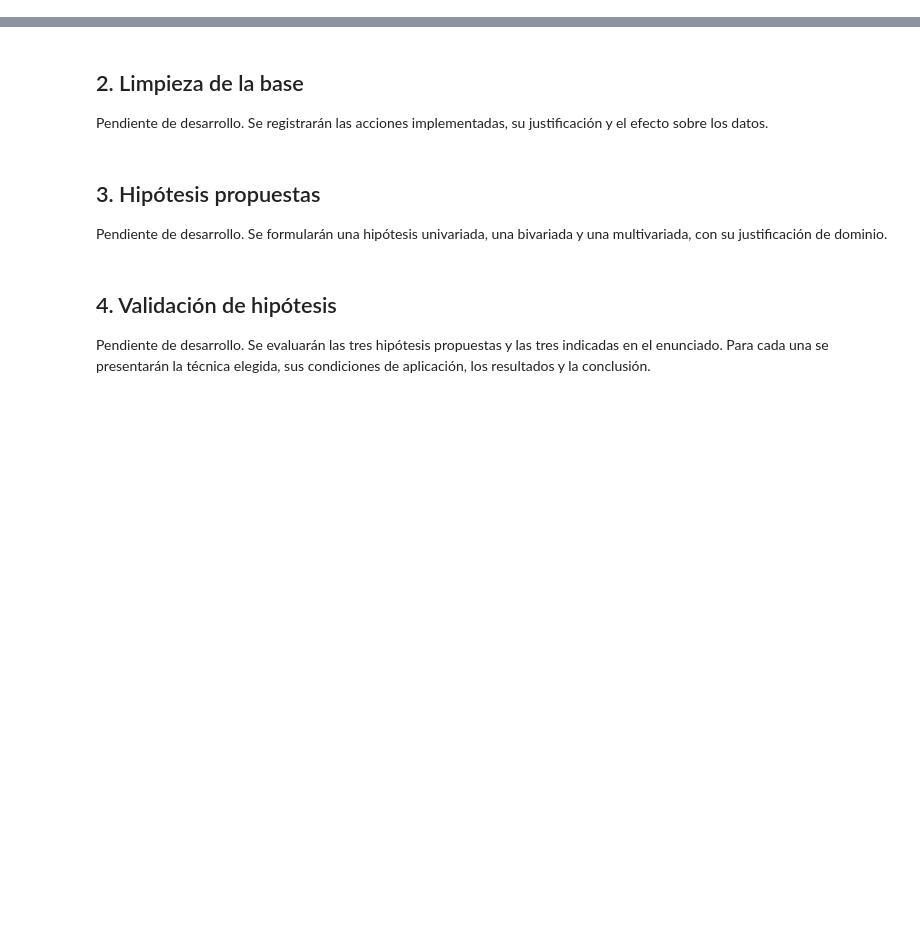
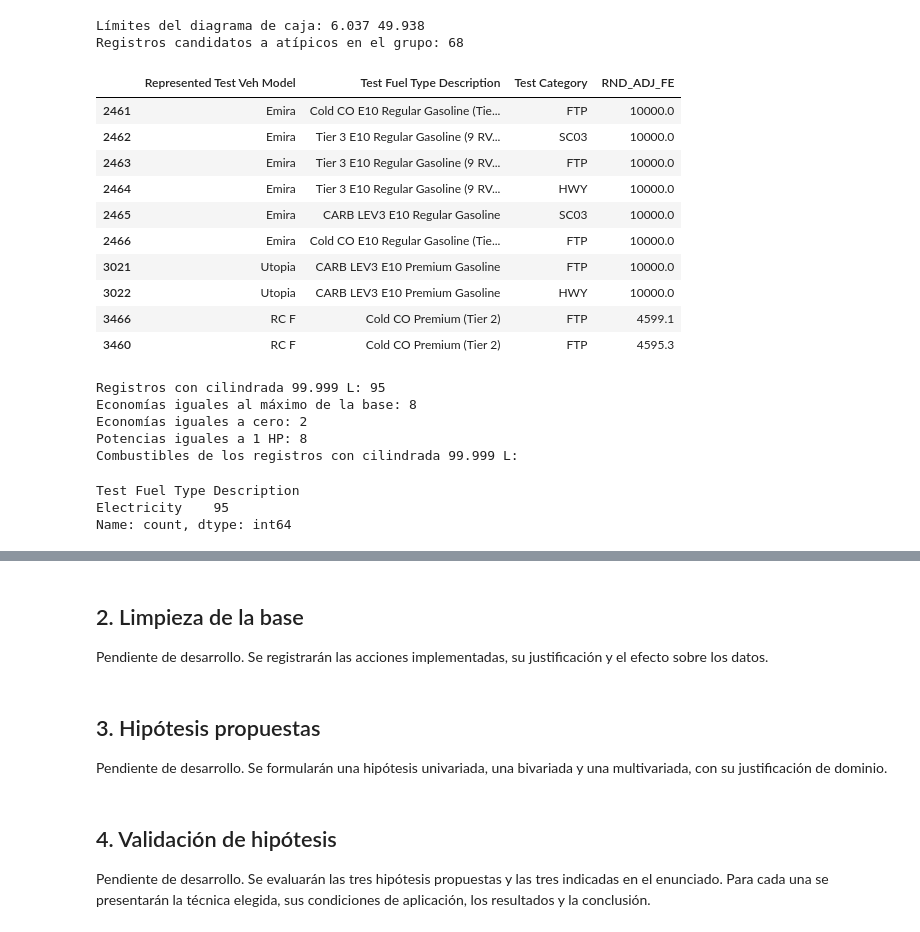
Before and after one commit to rodrigo1git/TPE-Fundamentos-de-Ciencia-de-Datos, a Jupyter notebook: TPE.ipynb, the cells around one changed output, grey strips where cells are left out. Cells and saved outputs as stored; diff of their text form; code cells hidden in the pictures; blank space fills up the shorter version.

```diff
--- a/TPE.ipynb
+++ b/TPE.ipynb
@@ -573,0 +308,43 @@ El inciso deja un diagnóstico y una lista concreta de aspectos para investigar.
+# %%
+q1 = economia.quantile(0.25)
+q3 = economia.quantile(0.75)
+ric = q3 - q1
+limite_inferior = q1 - 1.5 * ric
+limite_superior = q3 + 1.5 * ric
+atipicos = economia[(economia < limite_inferior) | (economia > limite_superior)]
+print('Límites del diagrama de caja:', round(limite_inferior, 3), round(limite_superior, 3))
+print('Registros candidatos a atípicos en el grupo:', len(atipicos))
+
+columnas_revision = ['Represented Test Veh Model', 'Test Fuel Type Description',
+                     'Test Category', 'RND_ADJ_FE']
+display(datos.nlargest(10, 'RND_ADJ_FE')[columnas_revision])
+
+print('Registros con cilindrada 99.999 L:', (datos['Test Veh Displacement (L)'] == 99.999).sum())
+print('Economías iguales al máximo de la base:', (datos['RND_ADJ_FE'] == datos['RND_ADJ_FE'].max()).sum())
+print('Economías iguales a cero:', (datos['RND_ADJ_FE'] == 0).sum())
+print('Potencias iguales a 1 HP:', (datos['Rated Horsepower'] == 1).sum())
+print('Combustibles de los registros con cilindrada 99.999 L:')
+display(datos.loc[datos['Test Veh Displacement (L)'] == 99.999,
+                 'Test Fuel Type Description'].value_counts())
+# %% [output]
+Límites del diagrama de caja: 6.037 49.938
+Registros candidatos a atípicos en el grupo: 68
+|  | Represented Test Veh Model | Test Fuel Type Description | Test Category | RND_ADJ_FE |
+| 2461 | Emira | Cold CO E10 Regular Gasoline (Tie... | FTP | 10000.0 |
+| 2462 | Emira | Tier 3 E10 Regular Gasoline (9 RV... | SC03 | 10000.0 |
+| 2463 | Emira | Tier 3 E10 Regular Gasoline (9 RV... | FTP | 10000.0 |
+| 2464 | Emira | Tier 3 E10 Regular Gasoline (9 RV... | HWY | 10000.0 |
+| 2465 | Emira | CARB LEV3 E10 Regular Gasoline | SC03 | 10000.0 |
+| 2466 | Emira | Cold CO E10 Regular Gasoline (Tie... | FTP | 10000.0 |
+| 3021 | Utopia | CARB LEV3 E10 Premium Gasoline | FTP | 10000.0 |
+| 3022 | Utopia | CARB LEV3 E10 Premium Gasoline | HWY | 10000.0 |
+| 3466 | RC F | Cold CO Premium (Tier 2) | FTP | 4599.1 |
+| 3460 | RC F | Cold CO Premium (Tier 2) | FTP | 4595.3 |
+Registros con cilindrada 99.999 L: 95
+Economías iguales al máximo de la base: 8
+Economías iguales a cero: 2
+Potencias iguales a 1 HP: 8
+Combustibles de los registros con cilindrada 99.999 L:
+Test Fuel Type Description
+Electricity    95
+Name: count, dtype: int64
```
Also changed, not shown: parts of 41 cells of this notebook, 1 other file.
